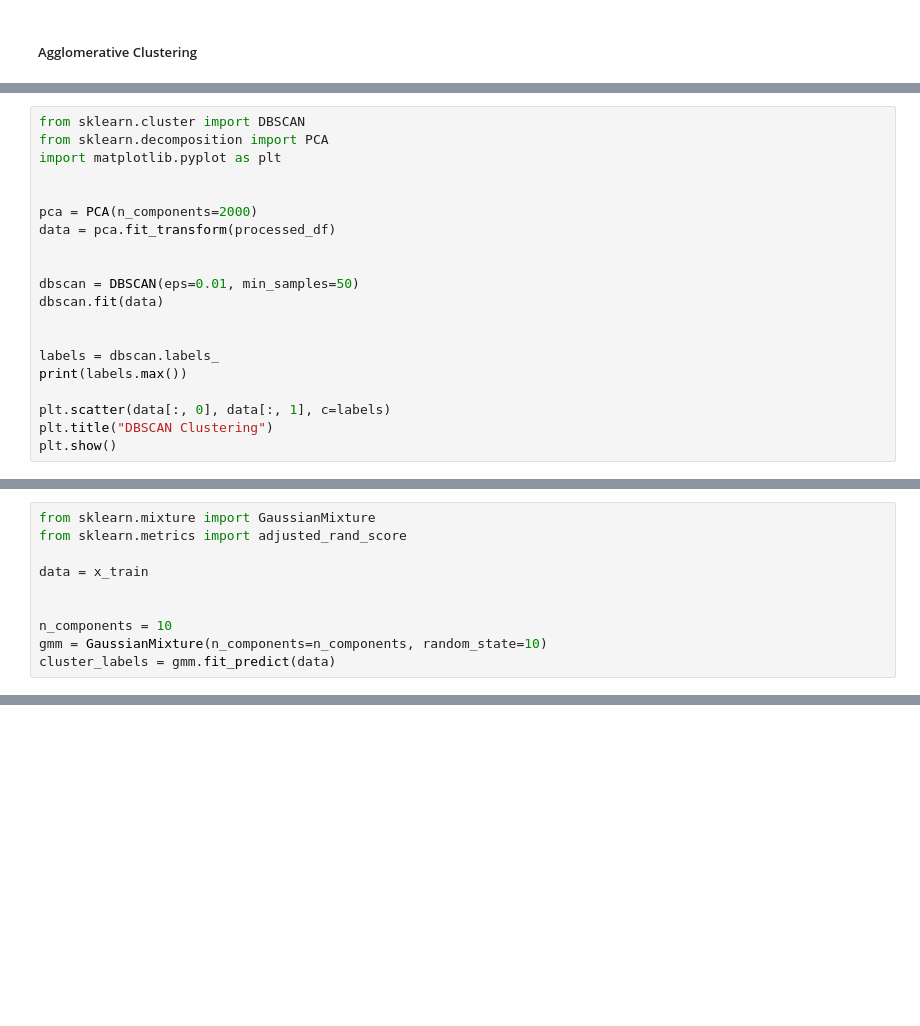
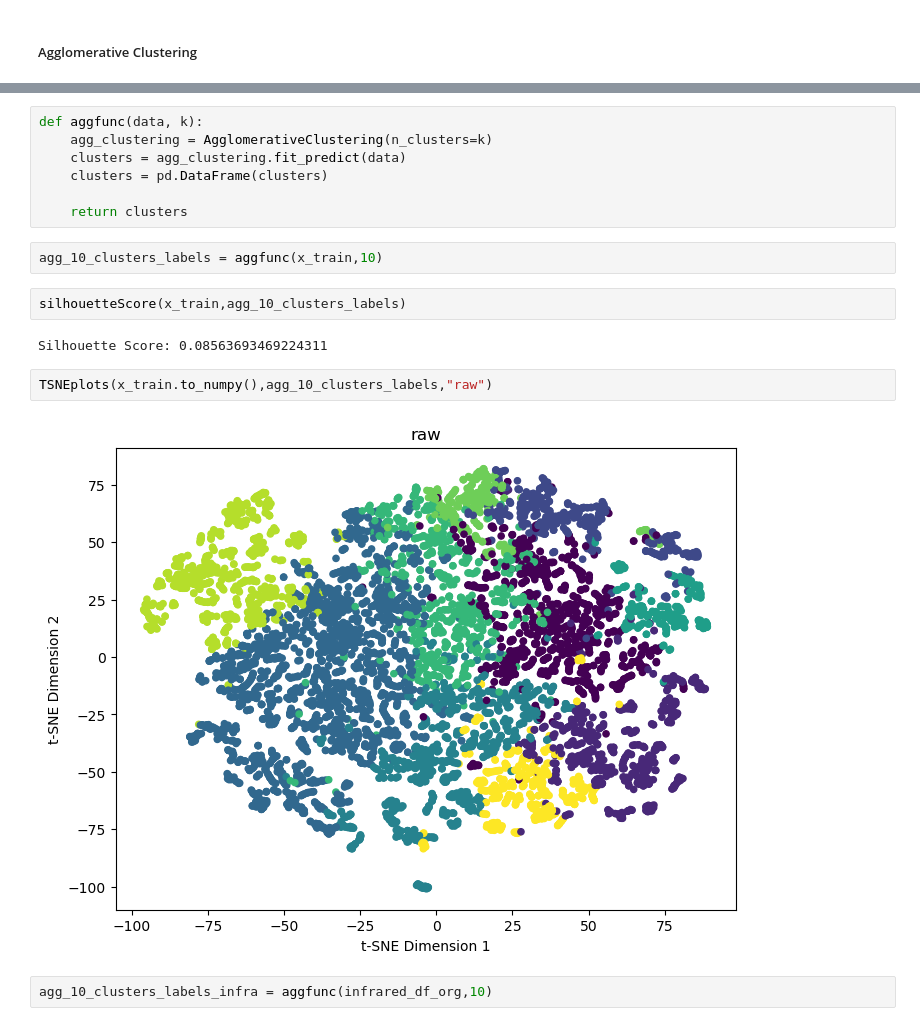
Before and after one commit to Suhail270/DMML_Part2, a Jupyter notebook: clustering.ipynb, the cells around one changed output, grey strips where cells are left out. Saved outputs shown, nothing was run; the diff lists cells and outputs as text; blank space fills up the shorter version.

```diff
--- a/clustering.ipynb
+++ b/clustering.ipynb
@@ -153,20 +88,0 @@ acc_preproc
-# %%
-from sklearn.cluster import DBSCAN
-from sklearn.decomposition import PCA
-import matplotlib.pyplot as plt
-
-
-pca = PCA(n_components=2000)
-data = pca.fit_transform(processed_df)
-
-
-dbscan = DBSCAN(eps=0.01, min_samples=50)
-dbscan.fit(data)
-
-
-labels = dbscan.labels_
-print(labels.max())
-
-plt.scatter(data[:, 0], data[:, 1], c=labels)
-plt.title("DBSCAN Clustering")
-plt.show()
@@ -176,10 +88,0 @@ plt.show()
-# %%
-from sklearn.mixture import GaussianMixture
-from sklearn.metrics import adjusted_rand_score
-
-data = x_train
-
-
-n_components = 10
-gmm = GaussianMixture(n_components=n_components, random_state=10)
-cluster_labels = gmm.fit_predict(data)
@@ -256,0 +89,19 @@ Name: 8293, dtype: int64
+# %%
+def aggfunc(data, k):
+    agg_clustering = AgglomerativeClustering(n_clusters=k)
+    clusters = agg_clustering.fit_predict(data)
+    clusters = pd.DataFrame(clusters)
+
+    return clusters
+# %%
+agg_10_clusters_labels = aggfunc(x_train,10)
+# %%
+silhouetteScore(x_train,agg_10_clusters_labels)
+# %% [output]
+Silhouette Score: 0.08563693469224311
+# %%
+TSNEplots(x_train.to_numpy(),agg_10_clusters_labels,"raw")
+# %% [output]
+[figure, added]
+# %%
+agg_10_clusters_labels_infra = aggfunc(infrared_df_org,10)
```
Also changed, not shown: parts of 34 cells of this notebook, 3 other files.
